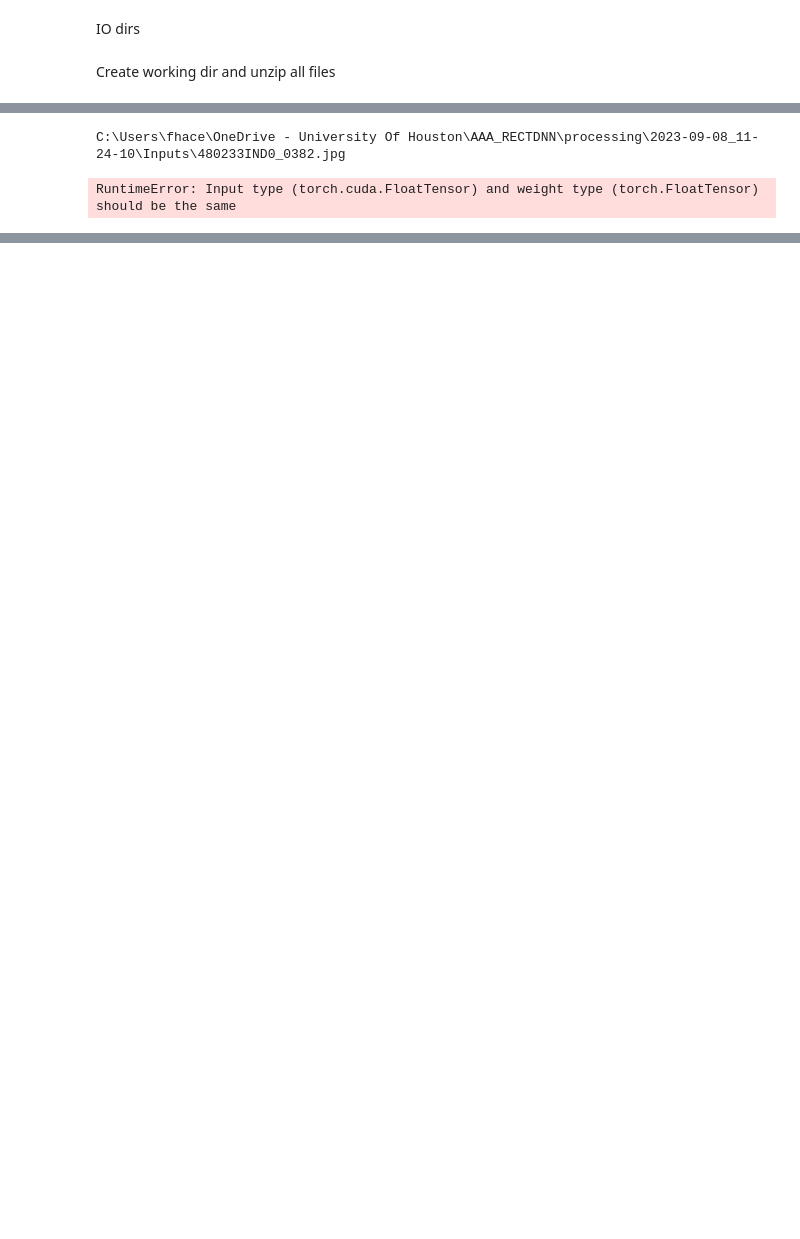
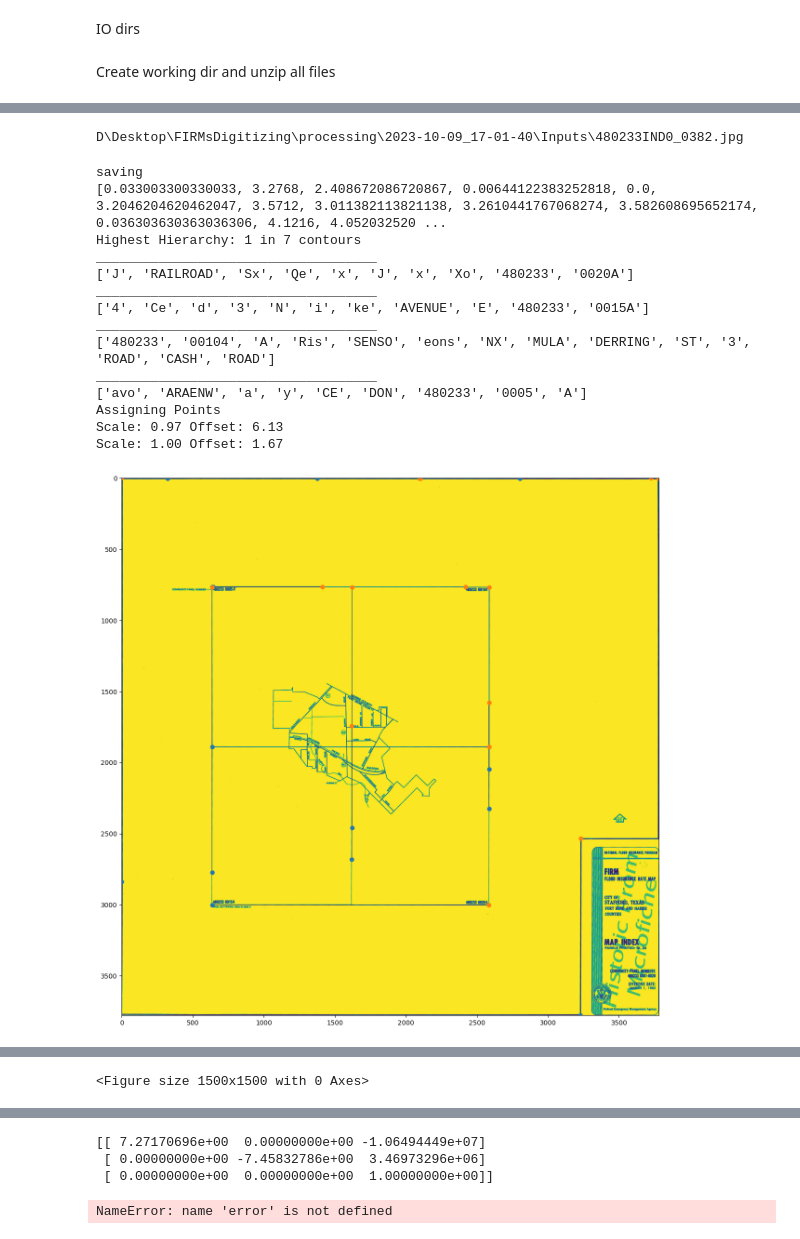
Before and after one commit to f-haces/RECTDNN, a Jupyter notebook: IndexGeorectification.ipynb, the cells around one changed output, grey strips where cells are left out. Drawn from its saved outputs; the diff is of its cells as text; code cells hidden in the pictures; blank space fills up the shorter version.

```diff
--- a/IndexGeorectification.ipynb
+++ b/IndexGeorectification.ipynb
@@ -172,11 +184,7 @@ places["GEOID"]   = places["GEOID"].astype(np.int32)
 # %% [markdown]
 Create working dir and unzip all files
 # %%
-# proc_dir = r"C:\Users\fhacesga\Desktop\FIRMsDigitizing\processing\2023-09-08_16-35-58"
 proc_dir = None
-# proc_dir = r"C:\Users\fhacesga\Desktop\FIRMsDigitizing\processing\2023-09-11_14-00-13"
-proc_dir = r"C:\Users\fhacesga\Desktop\FIRMsDigitizing\processing\2023-09-20_16-29-07"
-proc_dir = r"C:\Users\fhace\OneDrive - University Of Houston\AAA_RECTDNN\processing\2023-09-08_11-24-10"
 # %%
 if proc_dir is None:
     datetime_str = datetime.now().strftime("%Y-%m-%d_%H-%M-%S")
@@ -370,18 +402,16 @@ for i, row in index_files.iterrows():
     if key is None:
         print(f"Could not find key in {filename}")
 
-    data_dir = r"C:\\Users\\fhace\\OneDrive - University Of Houston\\AAA_RECTDNN\\data\\"
+    # data_dir = r"C:\\Users\\fhace\\OneDrive - University Of Houston\\AAA_RECTDNN\\data\\"
 
     # RUN IMAGES THROUGH CNNs
     classifications, TPNN  = findKeypoints(image, model=TPNN,
-                                          device="cpu",
-                                          model_checkpoint=f"{data_dir}TPNN/checkpoint_091523_pyramids_2.pth")
+                                          device="cpu", )
     effectiveArea, RLNN    = findSquares(image, model=RLNN,
-                                        device="cpu",
-                                        model_checkpoint=f"{data_dir}RLNN/checkpoint_091323.pth")
+                                        device="cpu",)
     cv2.imwrite(f"tempfiles/{filename}_00_classification.png", np.asarray(probability_to_rgb(classifications)))
     cv2.imwrite(f"tempfiles/{filename}_00_effectiveArea.png", np.asarray(probability_to_rgb(effectiveArea)))
-    error
+
     # FIND THE GRID INSIDE THE IMAGE
     out = FindGrid(image, classifications, effectiveArea, key, row["FilePath"], verbose=True)
 
@@ -476,32 +506,48 @@ for i, row in index_files.iterrows():
             scale  = np.sqrt((new_homography[0, 0] ** 2 + new_homography[1, 1] ** 2) / 2)
             offset = np.sqrt((new_homography[1, 2] ** 2 + new_homography[0, 2] ** 2) / 2)
 
             print(f"Scale: {scale:.2f} Offset: {offset:.2f}")
 
     plotICP(reprojected_points, plot_skip=10, )
     plt.show()
 
     # REVERSE Y AXIS
     rev_y_axis = np.array([[1, 0, 0],
                            [0,-1, 0],
                            [0, 0, 1]])
 
     # move = original_homography @ np.array([0, image_t.shape[0], 0])
     translation = np.eye(3)
     translation[1, 2] = image_t.shape[0]
 
     adjustment = np.linalg.inv(compounded_homography.copy())
     adjustment[0, 2] = -1 * adjustment[0, 2]
     adjustment[1, 2] = -1 * adjustment[1, 2]
     # temp = adjustment[0, 2]
     # adjustment[0, 2] = adjustment[1, 2]
     # adjustment[1, 2] = temp
     output_transform = original_homography @ adjustment @ translation @ rev_y_axis
     print(output_transform)
     # output_transform = original_homography @ translation @ rev_y_axis
 
     output_affine = Affine(*output_transform.flatten()[:6])
     write_world_file_from_affine(output_affine, get_world_file_path(output_image))
+
+    error
 # %% [output]
-C:\Users\fhace\OneDrive - University Of Houston\AAA_RECTDNN\processing\2023-09-08_11-24-10\Inputs\480233IND0_0382.jpg
+D\Desktop\FIRMsDigitizing\processing\2023-10-09_17-01-40\Inputs\480233IND0_0382.jpg
-RuntimeError: Input type (torch.cuda.FloatTensor) and weight type (torch.FloatTensor) should be the same
+saving
+[0.033003300330033, 3.2768, 2.408672086720867, 0.00644122383252818, 0.0, 3.2046204620462047, 3.5712, 3.011382113821138, 3.2610441767068274, 3.582608695652174, 0.036303630363036306, 4.1216, 4.052032520 ...
+Highest Hierarchy: 1 in 7 contours
+____________________________________
+['J', 'RAILROAD', 'Sx', 'Qe', 'x', 'J', 'x', 'Xo', '480233', '0020A']
+____________________________________
+['4', 'Ce', 'd', '3', 'N', 'i', 'ke', 'AVENUE', 'E', '480233', '0015A']
+____________________________________
+['480233', '00104', 'A', 'Ris', 'SENSO', 'eons', 'NX', 'MULA', 'DERRING', 'ST', '3', 'ROAD', 'CASH', 'ROAD']
+____________________________________
+['avo', 'ARAENW', 'a', 'y', 'CE', 'DON', '480233', '0005', 'A']
+Assigning Points
+Scale: 0.97 Offset: 6.13
+Scale: 1.00 Offset: 1.67
+[figure, added]
@@ -507,0 +558 @@ RuntimeError: Input type (torch.cuda.FloatTensor) and weight type (torch.FloatTe
+<Figure size 1500x1500 with 0 Axes>
@@ -507,0 +560,4 @@ RuntimeError: Input type (torch.cuda.FloatTensor) and weight type (torch.FloatTe
+[[ 7.27170696e+00  0.00000000e+00 -1.06494449e+07]
+ [ 0.00000000e+00 -7.45832786e+00  3.46973296e+06]
+ [ 0.00000000e+00  0.00000000e+00  1.00000000e+00]]
+NameError: name 'error' is not defined
```
Also changed, not shown: parts of 4 cells of this notebook, 4 other files.
